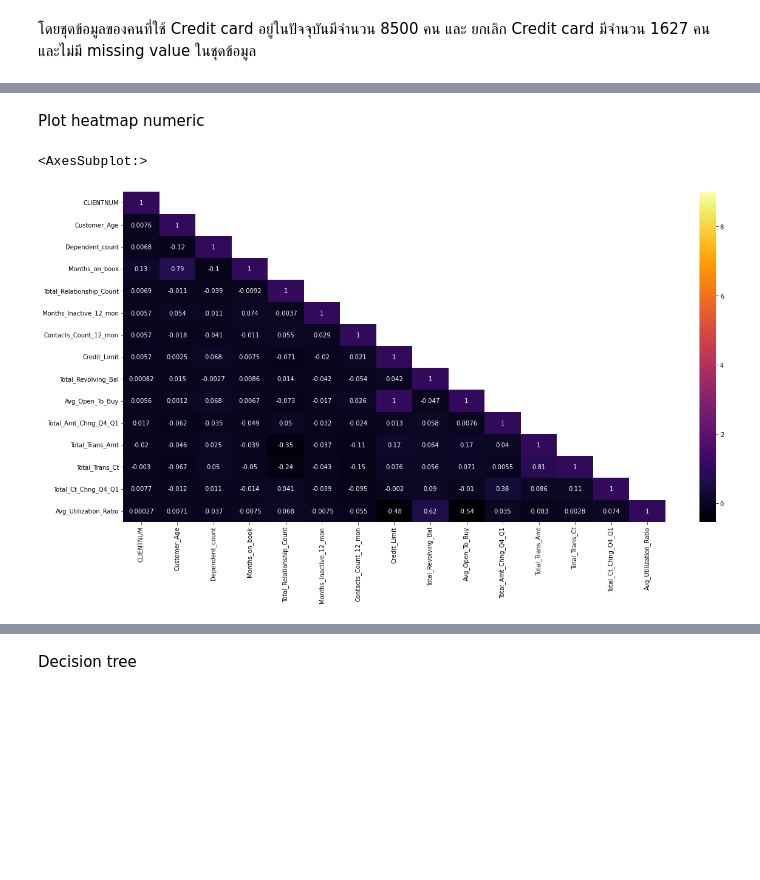
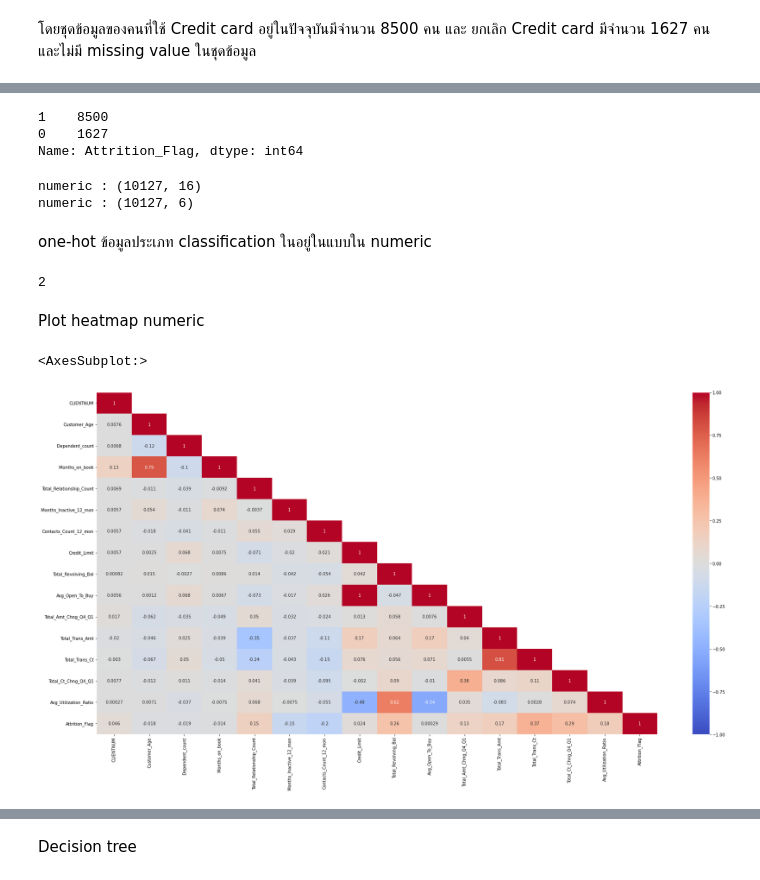
Before and after one commit to Kla10011/FRA503-MACHINE-LEARNING, a Jupyter notebook: HW_2_6351_card/HW_2_6351.ipynb, the cells around one changed output, grey strips where cells are left out. Drawn from its saved outputs; the diff is of its cells as text; code cells hidden in the pictures; blank space fills up the shorter version.

```diff
--- a/HW_2_6351_card/HW_2_6351.ipynb
+++ b/HW_2_6351_card/HW_2_6351.ipynb
@@ -82,13 +60,43 @@ dtype: object
+# %%
+# df_y = pd.get_dummies(df_y)
+df_y = df_y.replace(["Existing Customer","Attrited Customer"],[1,0])
+print(df_y.value_counts())
+# %% [output]
+1    8500
+0    1627
+Name: Attrition_Flag, dtype: int64
+# %%
+
+df_class = df.select_dtypes(object)
+df_numer = df.drop(df_class.columns,axis= 1)
+
+# เพื่ม y
+df_class = df_class.join([df_y])
+df_numer = df_numer.join([df_y])
+print("numeric : "+str(df_numer.shape))
+print("numeric : "+str(df_class.shape))
+# df_numer = df.drop(df_class.columns)
+# %% [output]
+numeric : (10127, 16)
+numeric : (10127, 6)
+# %% [markdown]
+one-hot ข้อมูลประเภท classification ในอยู่ในแบบใน numeric
+# %%
+df_class = pd.get_dummies(df_class)
+print(len(df_class.shape))
+# print(len(df_class.columns))
+# %% [output]
+2
 # %% [markdown]
 Plot heatmap numeric
 # %%
-corr = df.corr()
+corr = df_numer.corr()
 mask = np.array(corr)
 # print(corr)
 mask[np.tril_indices_from(mask)] = False
 fig,ax = plt.subplots()
-fig.set_size_inches(20,10)
-sns.heatmap(corr,mask= mask,vmax =9,annot= True,cmap= 'inferno')
+fig.set_size_inches(30,15)
+sns.heatmap(corr,mask= mask,vmax =1,vmin = -1,annot= True,cmap= 'coolwarm')
 # %% [output]
 <AxesSubplot:>
-[figure, old version]
+[figure, new version]
```
Also changed, not shown: parts of 14 cells of this notebook, 6 other files.
